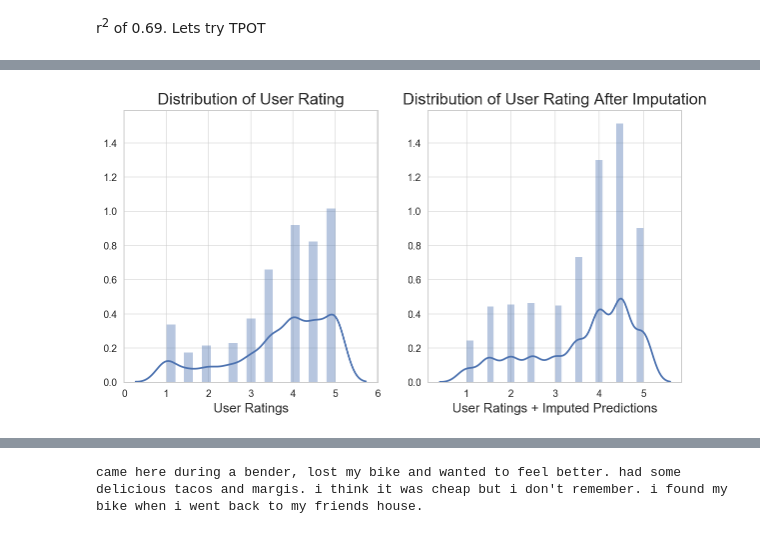
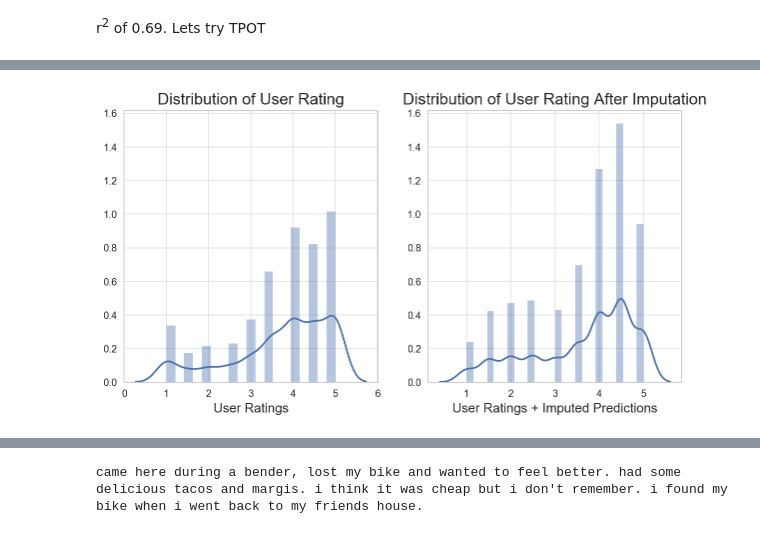
Before and after one commit to SeanTurner026/Portfolio, a Jupyter notebook: Capstone Project/Zomato Analysis.ipynb, the cells around one changed output, grey strips where cells are left out. Drawn from its saved outputs; the diff is of its cells as text; code cells hidden in the pictures.

```diff
--- a/Capstone Project/Zomato Analysis.ipynb
+++ b/Capstone Project/Zomato Analysis.ipynb
@@ -348,3 +352,0 @@ df.shape
-# %%
-null_idx = df[df['review_id'].isnull()].index
-df.drop(null_idx, axis = 0, inplace = True)
@@ -756,17 +617,13 @@ cv = TfidfVectorizer(max_features=500, ngram_range=(1,2), stop_words = 'english'
 words_rate = pd.DataFrame(cv.fit_transform(dfr['review_text']).todense(), columns = cv.get_feature_names())
 words_no_rate = pd.DataFrame(cv.transform(dfnr['review_text']).todense(), columns = cv.get_feature_names())
 
-words_rate = pd.concat([dfr[['prices', 'positive_predictions', 'user_followers',
-                             'user_leaderboard_rank', 'review_length', 'mex_reviews',
-                             'photos/review', 'user_avg_review_likes', 'objectivity_avg',
-                             'VERB_prop', 'vader_neg', 'vader_pos','vader_neu',
-                             'vader_compound']].reset_index(drop=True), words_rate], axis = 1)
+words_rate = pd.concat([dfr[['price_range','positive_predictions','user_followers','user_leaderboard_rank',
+                             'review_length','mex_reviews','photos/review','user_avg_review_likes','vader_neg',
+                             'vader_pos','vader_neu','vader_compound']].reset_index(drop=True), words_rate], axis=1)
 
-words_no_rate = pd.concat([dfnr[['prices', 'positive_predictions', 'user_followers',
-                                 'user_leaderboard_rank', 'review_length', 'mex_reviews',
-                                 'photos/review', 'user_avg_review_likes', 'objectivity_avg',
-                                 'VERB_prop', 'vader_neg', 'vader_pos','vader_neu',
-                                 'vader_compound']].reset_index(drop=True), words_no_rate], axis = 1)
+words_no_rate = pd.concat([dfnr[['price_range','positive_predictions','user_followers','user_leaderboard_rank',
+                                 'review_length','mex_reviews','photos/review','user_avg_review_likes','vader_neg',
+                                 'vader_pos','vader_neu','vader_compound']].reset_index(drop=True), words_no_rate], axis=1)
 
 words_rate.iloc[:,:14] = ss.fit_transform(words_rate.iloc[:,:14])
 words_no_rate.iloc[:,:14] = ss.transform(words_no_rate.iloc[:,:14])
@@ -784,8 +641,7 @@ exported_pipeline = make_pipeline(
 exported_pipeline.fit(words_rate, words_rate_test)
 preds_rating = exported_pipeline.predict(words_no_rate)
 # %%
-df.loc[no_rating_idx, 'rating_predictions'] = pd.Series(data = preds_rating,
-                                                        index = no_rating_idx)
+df.loc[no_rating_idx, 'rating_predictions'] = pd.Series(data = preds_rating, index = no_rating_idx)
 
 # masking true rating from user_rating feature to rating prediction feature
 df.loc[rating_idx, 'rating_predictions'] = pd.Series(df['user_rating'].loc[rating_idx])
@@ -795,19 +651,24 @@ df['rating_predictions'] = df['rating_predictions'].apply(lambda x: round(x * 2)
 # df.to_csv('results.csv')
 # %%
 plt.figure(figsize = (10,5))
-plt.subplot(1,2,1), sns.distplot(dfr['user_rating'])
-plt.grid(alpha = 0.5)
-plt.title('Distribution of User Rating', fontsize = 16)
-plt.xlabel('User Ratings', fontsize = 13)
 
-plt.subplot(1,2,2, sharey = plt.subplot(1,2,1)), sns.distplot(df['rating_predictions'])
-plt.title('Distribution of User Rating After Imputation', fontsize = 16)
-plt.xlabel('User Ratings + Imputed Predictions', fontsize = 13)
-plt.grid(alpha = 0.5);
+plt.subplot(1,2,1)
+sns.distplot(dfr['user_rating'])
+
+plt.grid(alpha=0.5)
+plt.title('Distribution of User Rating', fontsize=16)
+plt.xlabel('User Ratings', fontsize=13)
+
+plt.subplot(1,2,2, sharey=plt.subplot(1,2,1))
+sns.distplot(df['rating_predictions'])
+
+plt.title('Distribution of User Rating After Imputation', fontsize=16)
+plt.xlabel('User Ratings + Imputed Predictions', fontsize=13)
+plt.grid(alpha=0.5);
 
 # plt.savefig('subplots3.png', bbox_inches='tight', dpi=350)
 # %% [output]
-[figure, old version]
+[figure, new version]
 # %%
 plt.figure(figsize = (15,22))
 
```
Also changed, not shown: parts of 65 cells of this notebook.
